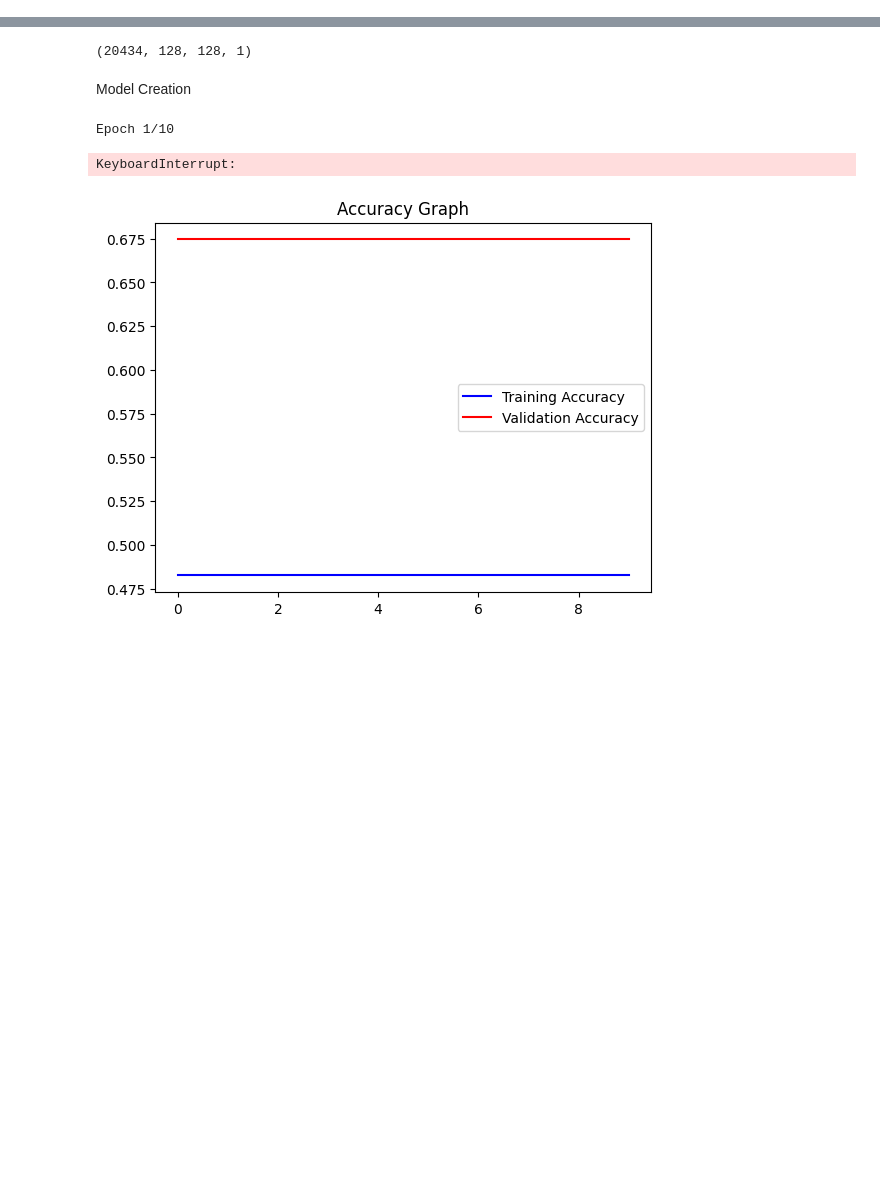
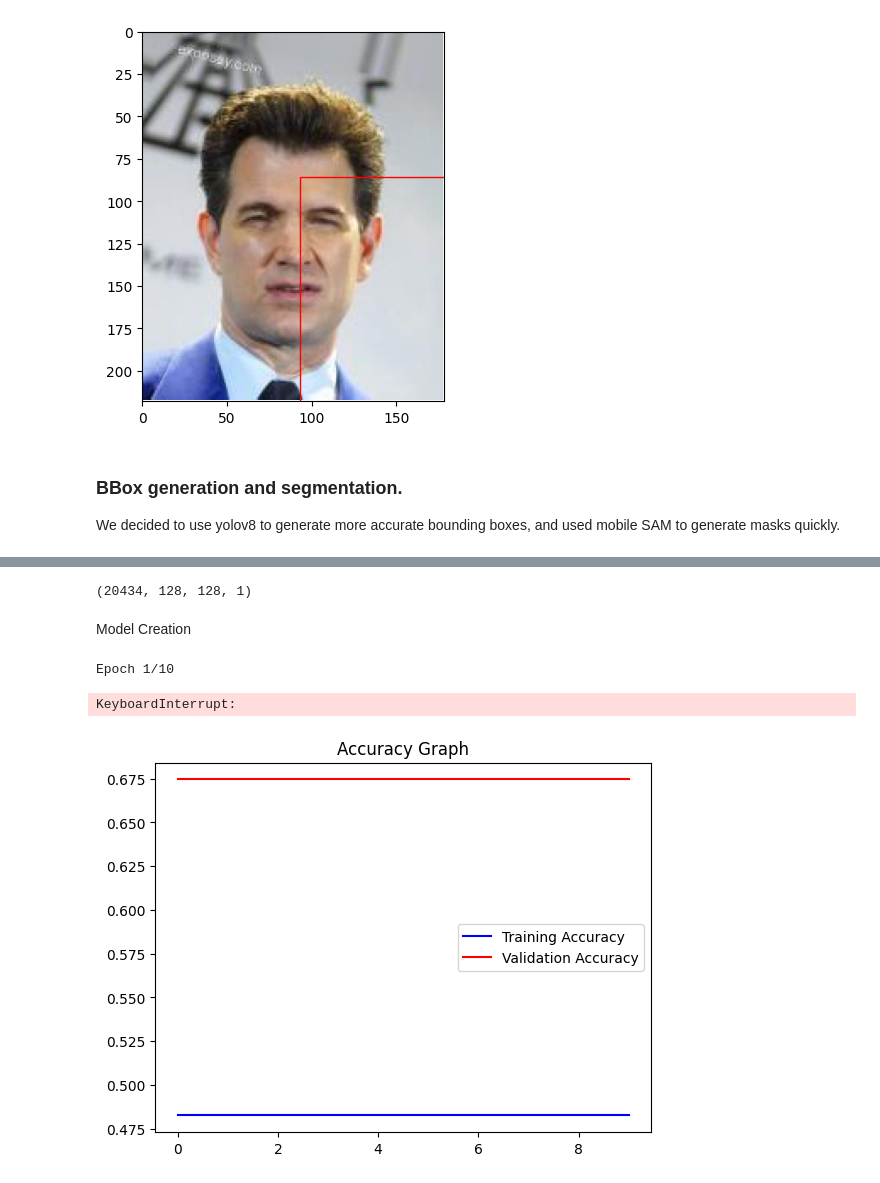
Before and after one commit to JunK4i/Neural-Network, a Jupyter notebook: processing.ipynb, the cells around one changed output, grey strips where cells are left out. Cells and saved outputs as stored; diff of their text form; code cells hidden in the pictures; blank space fills up the shorter version.

```diff
--- a/processing.ipynb
+++ b/processing.ipynb
@@ -112,0 +141,40 @@ for index, file, age, gender in files.itertuples():
+# %%
+import matplotlib.pyplot as plt
+import matplotlib.patches as patches
+from skimage import io
+
+test = merged_df.loc[14]
+image = getImagePath(test['image_id'])
+xyxy = [test['x_1'], test['y_1'], test['width'], test['height']]
+
+# Replace 'path_to_your_image.jpg' with the actual path to your image file
+image_path = getImagePath(test['image_id'])
+image = io.imread(image_path)
+
+# Bounding box coordinates and dimensions
+bbox = xyxy
+
+# Create figure and axes
+fig, ax = plt.subplots()
+
+# Display the image
+ax.imshow(image)
+
+# Create a Rectangle patch
+rect = patches.Rectangle((bbox[0], bbox[1]), bbox[2], bbox[3], linewidth=1, edgecolor='r', facecolor='none')
+
+# Add the patch to the Axes
+ax.add_patch(rect)
+
+# Set the x and y axis limits to match the image size if needed
+ax.set_xlim(0, image.shape[1])
+ax.set_ylim(image.shape[0], 0)  # Y-axis is inverted for images
+
+# Show the plot with the bounding box
+plt.show()
+# %% [output]
+[figure, added]
+# %% [markdown]
+### BBox generation and segmentation.
+
+We decided to use yolov8 to generate more accurate bounding boxes, and used mobile SAM to generate masks quickly.
```
Also changed, not shown: parts of 26 cells of this notebook, 4 other files.
